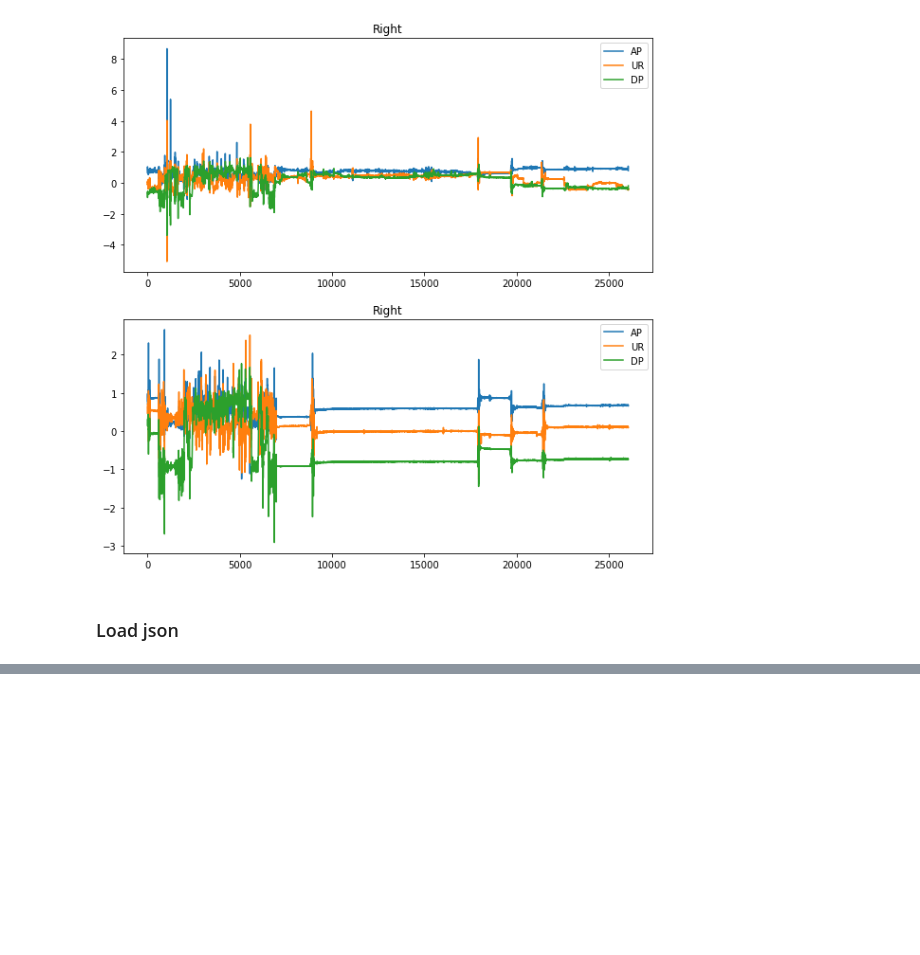
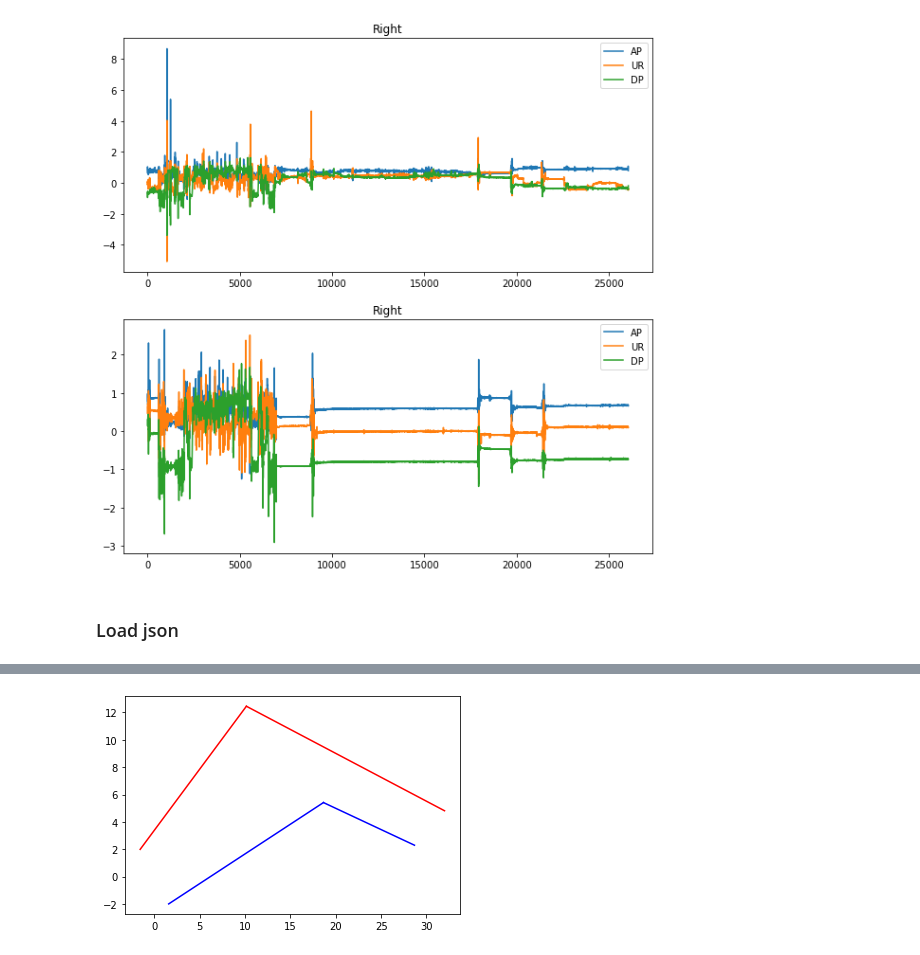
Before and after one commit to MikeDoes/START_HACK_2021, a Jupyter notebook: LoadData_peter.ipynb, the cells around one changed output, grey strips where cells are left out. Cells and saved outputs as stored; diff of their text form; code cells hidden in the pictures; blank space fills up the shorter version.

```diff
--- a/LoadData_peter.ipynb
+++ b/LoadData_peter.ipynb
@@ -309,0 +137,23 @@ plt.scatter(delta_pos[:,0], delta_pos[:,1], c = direction)
+# %%
+position = []
+for d in data:
+    aux = d['keypoints']
+    p = [None, None, None, None, None, None]
+    for a in aux:
+        if a['part'] == 'leftShoulder':
+            p[0] = [a['position']['x'], a['position']['y']]
+        elif a['part'] == 'rightShoulder':
+            p[1] = [a['position']['x'], a['position']['y']]
+        elif a['part'] == 'leftWrist':
+            p[2] = [a['position']['x'], a['position']['y']]
+        elif a['part'] == 'rightWrist':
+            p[3] = [a['position']['x'], a['position']['y']]
+        elif a['part'] == 'leftElbow':
+            p[4] = [a['position']['x'], a['position']['y']]
+        elif a['part'] == 'rightElbow':
+            p[5] = [a['position']['x'], a['position']['y']]
+    position.append(p.copy())
+# %%
+df = pd.DataFrame(position, columns=['leftShoulder', 'rightShoulder', 'leftWrist',
+                                     'rightWrist', 'leftElbow', 'rightElbow'])
+df
@@ -309,0 +246,2 @@ plt.scatter(delta_pos[:,0], delta_pos[:,1], c = direction)
+# %%
+features = df1.loc[:,'lwn0':]
@@ -309,0 +264,20 @@ plt.scatter(delta_pos[:,0], delta_pos[:,1], c = direction)
+# %%
+def draw_arms(coordinates):
+    x_l_forearm = [coordinates.iloc[0], coordinates.iloc[4]]
+    y_l_forearm = [coordinates.iloc[2], coordinates.iloc[6]]
+    x_l_arm = [coordinates.iloc[4], coordinates.iloc[8]]
+    y_l_arm = [coordinates.iloc[6], coordinates.iloc[10]]
+    plt.plot(x_l_forearm, y_l_forearm, color = 'red')
+    plt.plot(x_l_arm, y_l_arm, color = 'red')
+
+    x_r_forearm = [coordinates.iloc[1], coordinates.iloc[5]]
+    y_r_forearm = [coordinates.iloc[3], coordinates.iloc[7]]
+    x_r_arm = [coordinates.iloc[5], coordinates.iloc[9]]
+    y_r_arm = [coordinates.iloc[7], coordinates.iloc[11]]
+    plt.plot(x_r_forearm, y_r_forearm, color = 'blue')
+    plt.plot(x_r_arm, y_r_arm, color = 'blue')
+    #plt.show()
+# %%
+draw_arms(features.iloc[10,:])
+# %% [output]
+[figure, added]
```
Also changed, not shown: parts of 35 cells of this notebook.
